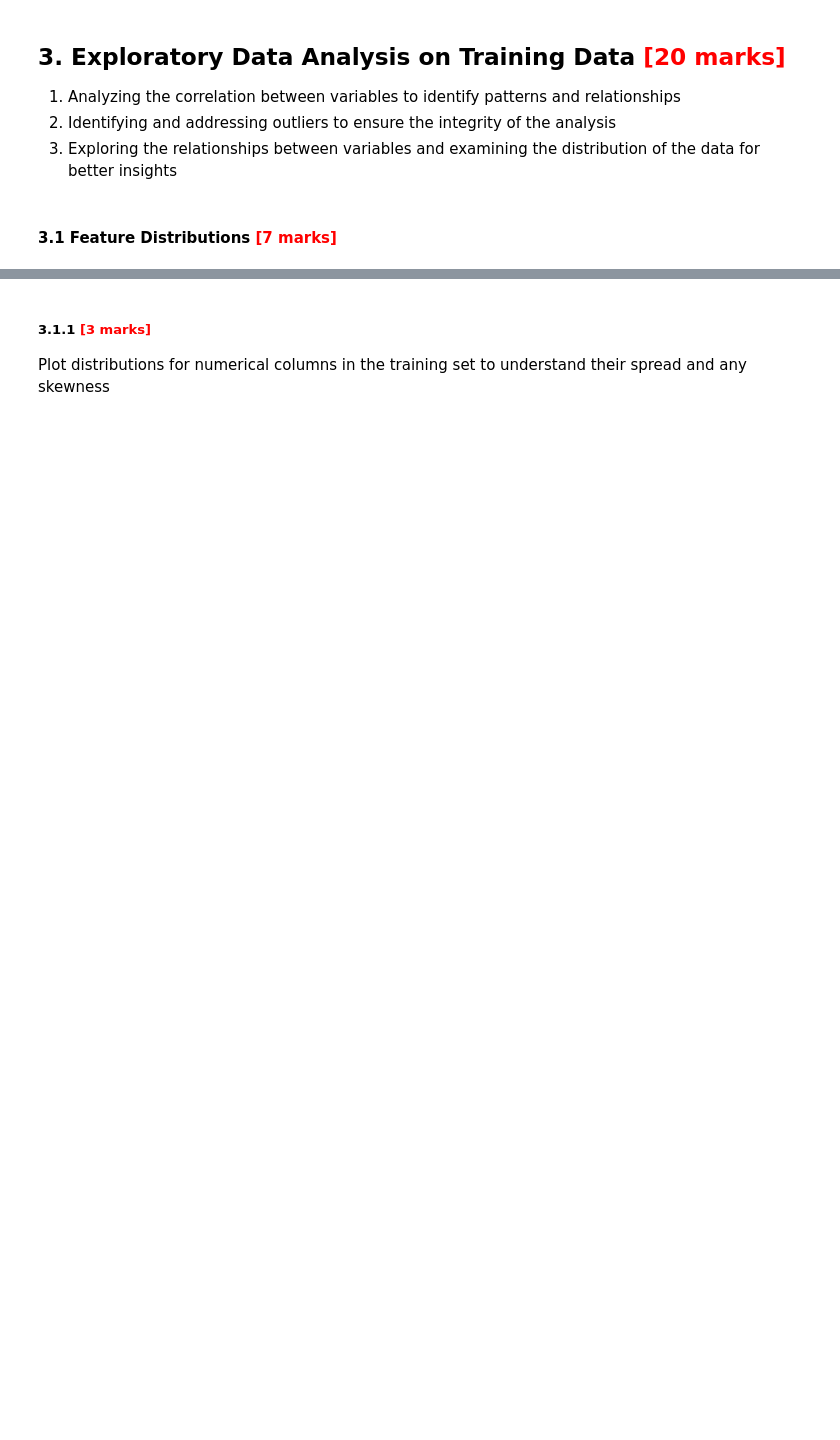
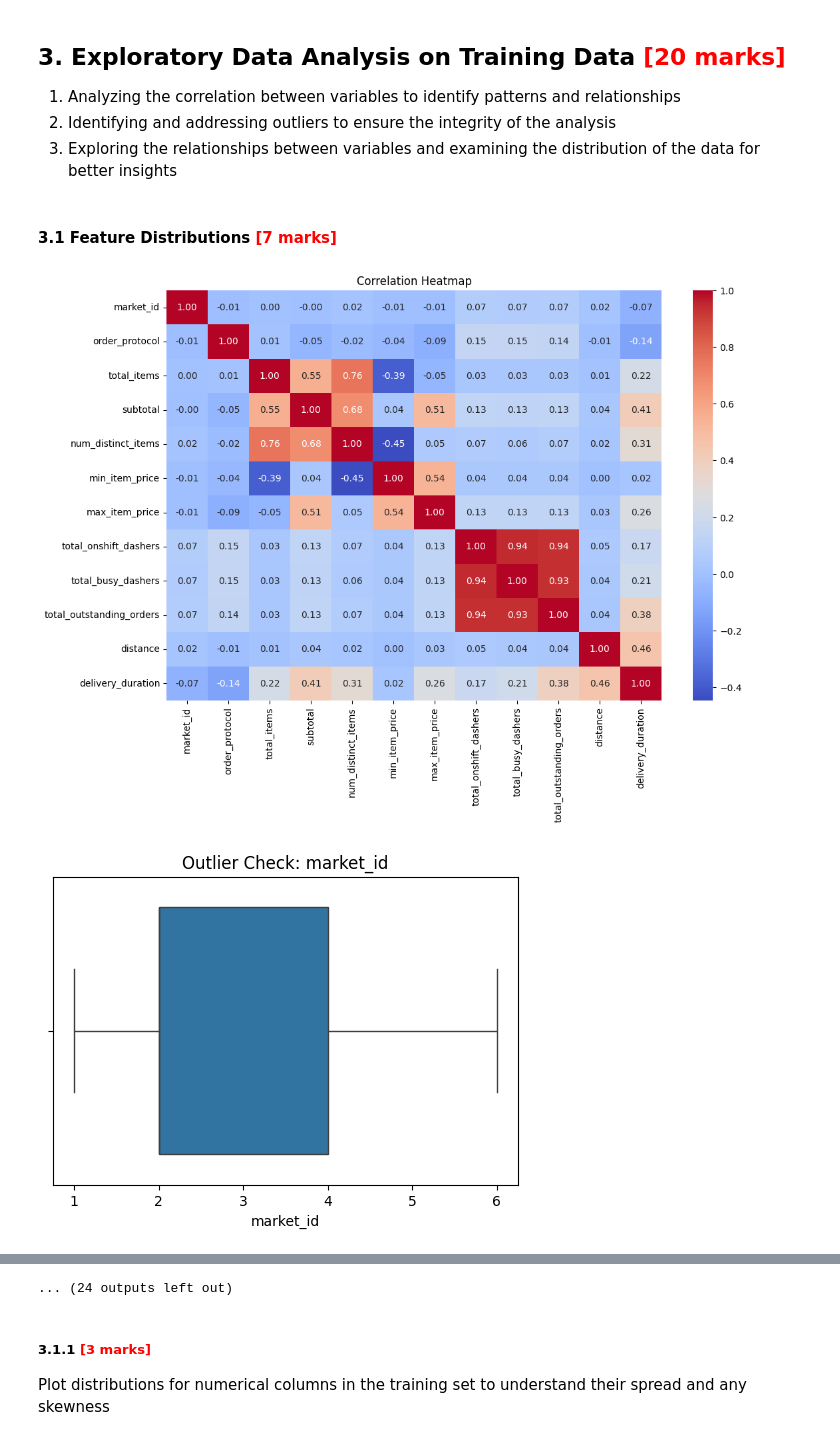
Before and after one commit to ashwanikryadav/upgrad2025, a Jupyter notebook: Linear_Regression_Assignment_AshwaniKumarYadav/LR_Delivery_Time_Estimation_Starter.ipynb, the cells around one changed output, grey strips where cells are left out. Saved outputs shown, nothing was run; the diff lists cells and outputs as text; code cells hidden in the pictures; blank space fills up the shorter version.

```diff
--- a/Linear_Regression_Assignment_AshwaniKumarYadav/LR_Delivery_Time_Estimation_Starter.ipynb
+++ b/Linear_Regression_Assignment_AshwaniKumarYadav/LR_Delivery_Time_Estimation_Starter.ipynb
@@ -234,0 +310,58 @@ Index(['market_id', 'store_primary_category', 'order_protocol', 'total_items',
+# %%
+# Define numerical and categorical columns for easy EDA and data manipulation
+
+import pandas as pd
+import seaborn as sns
+import matplotlib.pyplot as plt
+from sklearn.preprocessing import LabelEncoder
+
+
+data = pd.read_csv("porter_data_1.csv")
+data["created_at"] = pd.to_datetime(data["created_at"])
+data["actual_delivery_time"] = pd.to_datetime(data["actual_delivery_time"])
+data["delivery_duration"] = (data["actual_delivery_time"] - data["created_at"]).dt.total_seconds() / 60.0
+
+
+numerical_cols = [
+    "market_id", "order_protocol", "total_items", "subtotal",
+    "num_distinct_items", "min_item_price", "max_item_price",
+    "total_onshift_dashers", "total_busy_dashers", "total_outstanding_orders",
+    "distance", "delivery_duration"
+]
+categorical_cols = ["store_primary_category"]
+
+
+label_encoder = LabelEncoder()
+data["store_primary_category_encoded"] = label_encoder.fit_transform(data["store_primary_category"])
+
+
+plt.figure(figsize=(12, 8))
+corr = data[numerical_cols].corr()
+sns.heatmap(corr, annot=True, cmap="coolwarm", fmt=".2f")
+plt.title("Correlation Heatmap")
+plt.show()
+
+
+for col in numerical_cols:
+    plt.figure(figsize=(6, 4))
+    sns.boxplot(x=data[col])
+    plt.title(f"Outlier Check: {col}")
+    plt.show()
+
+
+for col in numerical_cols:
+    plt.figure(figsize=(6, 4))
+    sns.histplot(data[col], kde=True, bins=30)
+    plt.title(f"Distribution: {col}")
+    plt.show()
+
+
+for col in numerical_cols:
+    if col != "delivery_duration":
+        plt.figure(figsize=(6, 4))
+        sns.scatterplot(data=data, x=col, y="delivery_duration")
+        plt.title(f"{col} vs Delivery Duration")
+        plt.show()
+# %% [output]
+[figure, added]
+[figure, added]
@@ -235,3 +378,4 @@ Index(['market_id', 'store_primary_category', 'order_protocol', 'total_items',
+... (24 outputs left out)
 # %% [markdown]
 ##### **3.1.1** <font color = red>[3 marks]</font> <br>
 Plot distributions for numerical columns in the training set to understand their spread and any skewness
```
Also changed, not shown: parts of 24 cells of this notebook.
